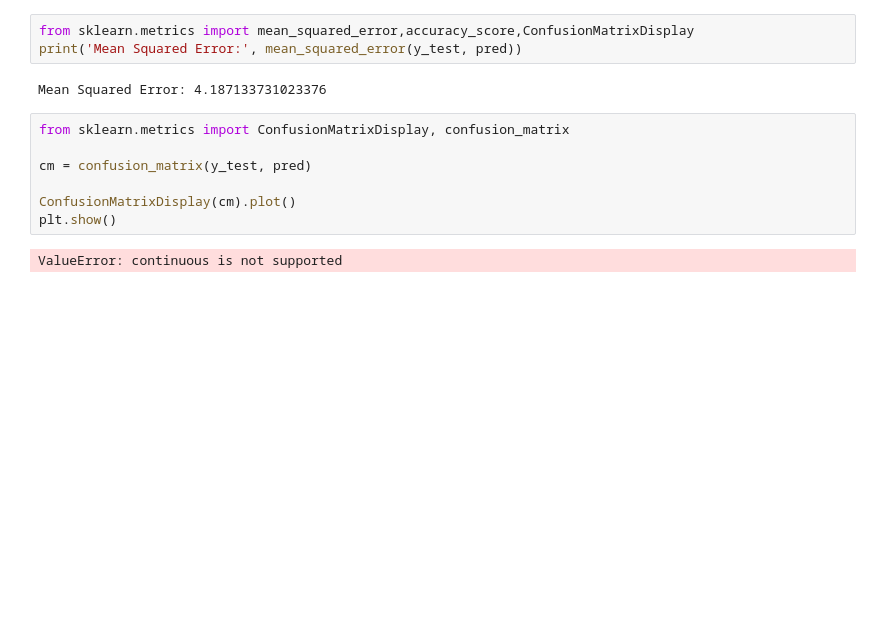
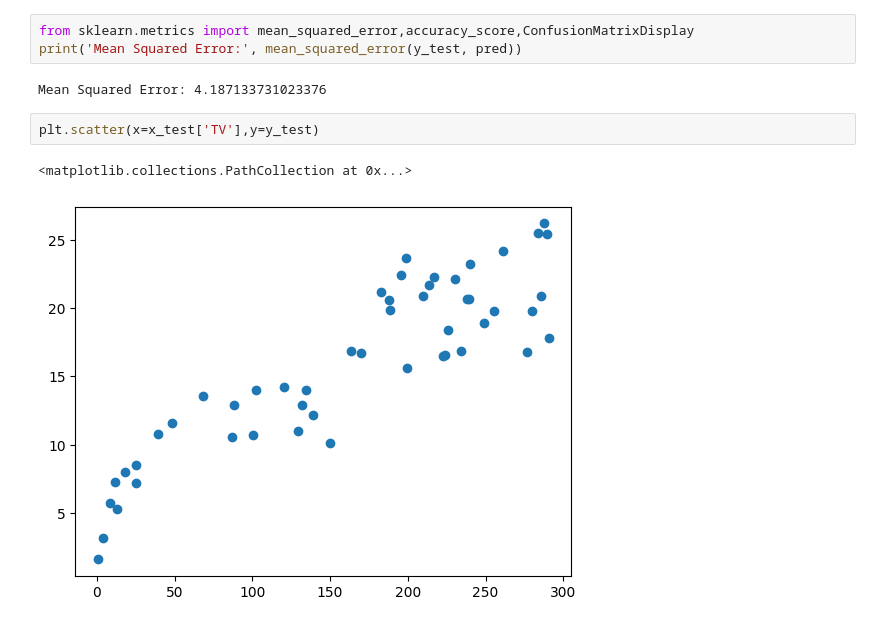
Before and after one commit to dkmishra2407/machinelearning-, a Jupyter notebook: ML SOLUTIONS/ML12.ipynb, the cells around one changed output. Saved outputs shown, nothing was run; the diff lists cells and outputs as text; blank space fills up the shorter version.

```diff
--- a/ML SOLUTIONS/ML12.ipynb
+++ b/ML SOLUTIONS/ML12.ipynb
@@ -123,12 +123,8 @@ from sklearn.metrics import mean_squared_error,accuracy_score,ConfusionMatrixDis
 print('Mean Squared Error:', mean_squared_error(y_test, pred))
 # %% [output]
 Mean Squared Error: 4.187133731023376
-# %%
-from sklearn.metrics import ConfusionMatrixDisplay, confusion_matrix
-
-cm = confusion_matrix(y_test, pred)
-
-ConfusionMatrixDisplay(cm).plot()
-plt.show()
-# %% [output]
-ValueError: continuous is not supported
+# %%
+plt.scatter(x=x_test['TV'],y=y_test)
+# %% [output]
+<matplotlib.collections.PathCollection at 0x...>
+[figure, added]
```
Also changed, not shown: parts of 2 cells of this notebook, 15 other files.
